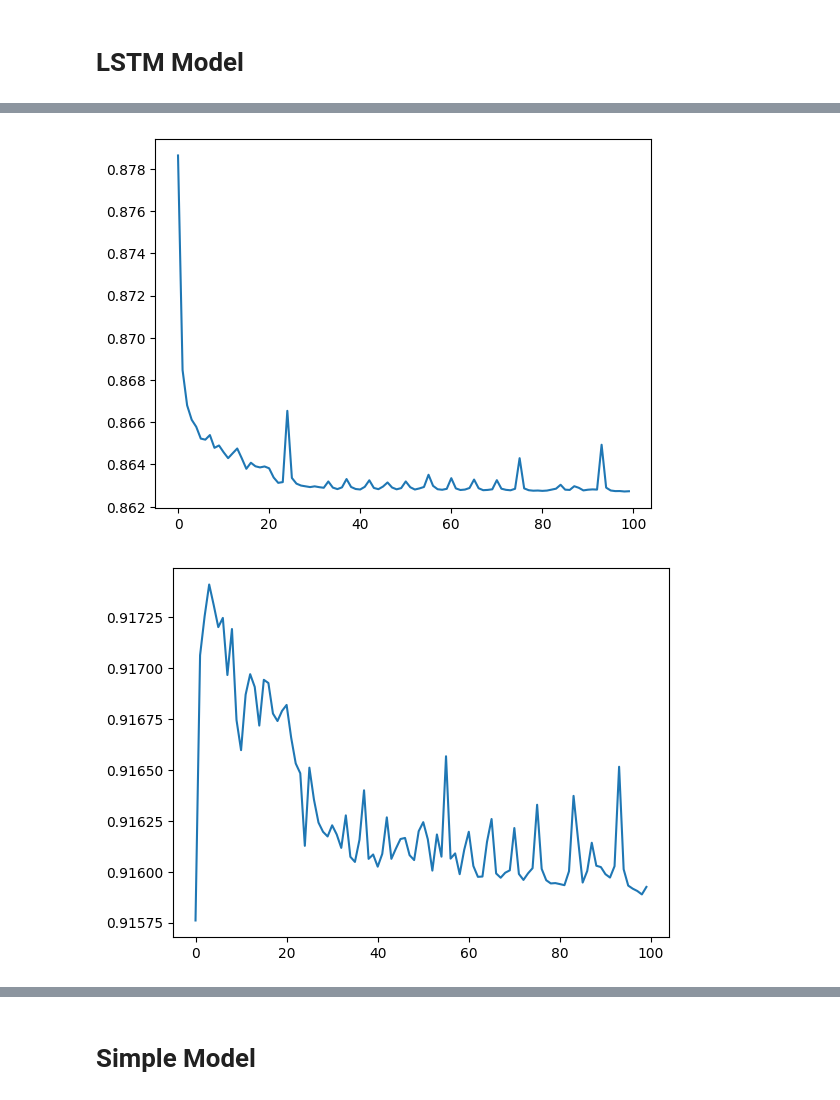
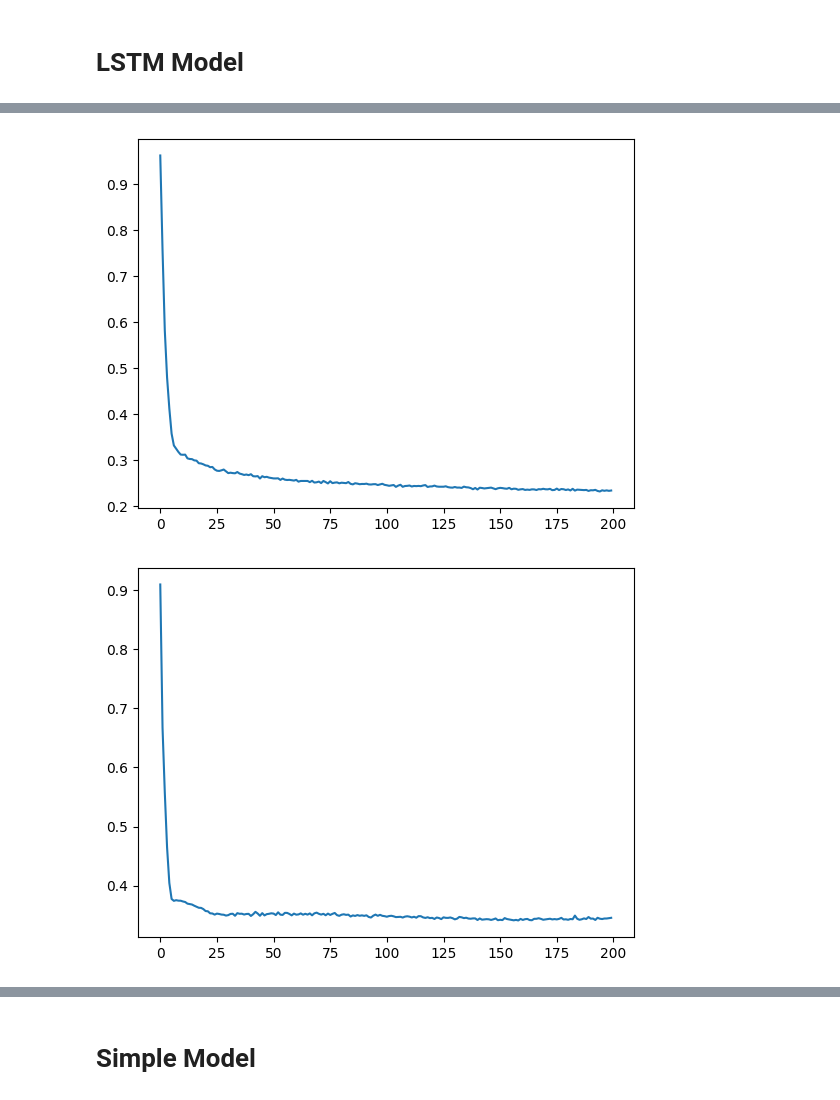
Before and after one commit to Thodorissio/basic-block-energy-prediction, a Jupyter notebook: playground/energy-prediction/energy_prediction.ipynb, the cells around one changed output, grey strips where cells are left out. Cells and saved outputs as stored; diff of their text form; code cells hidden in the pictures.

```diff
--- a/playground/energy-prediction/energy_prediction.ipynb
+++ b/playground/energy-prediction/energy_prediction.ipynb
@@ -143,3 +170,20 @@ LSTM_Regressor(
+# %%
+class EarlyStopper:
+    def __init__(self, patience: int = 15, min_delta: float = 1e-3):
+        self.patience = patience
+        self.min_delta = min_delta
+        self.counter = 0
+        self.min_validation_loss = np.inf
+
+    def early_stop(self, validation_loss: float):
+        if validation_loss < self.min_validation_loss:
+            self.min_validation_loss = validation_loss
+            self.counter = 0
+        elif validation_loss > (self.min_validation_loss + self.min_delta):
+            self.counter += 1
+            if self.counter >= self.patience:
+                return True
+        return False
 # %%
 EPOCHS = 100
 
@@ -216,0 +336,20 @@ Epoch: 100/100, MSE Train Loss: 0.86273, MSE Val Loss: 0.91593
+# %%
+data_loaders = get_data_dict(data_df=data_df, mean=False, batch_size=128)
+train_loader = data_loaders["train_loader"]
+val_loader = data_loaders["val_loader"]
+
+emb_size = next(iter(train_loader))[0].shape[-1]
+
+model = LSTM_Regressor(
+    emb_size=emb_size, hidden_size=18, num_layers=4
+)
+train_results = train_lstm_model(
+    model=model,
+    train_loader=train_loader,
+    val_loader=val_loader,
+    lr=1e-4,
+    epochs=200,
+    batch_size=128,
+    verbose=True,
+    early_stopping=True,
+)
@@ -217,12 +374,12 @@ Epoch: 100/100, MSE Train Loss: 0.86273, MSE Val Loss: 0.91593
 # %%
-plt.plot(train_losses)
+plt.plot(train_results["train_loss"])
 plt.show()
 # %% [output]
-[figure, old version]
+[figure, new version]
 # %%
-plt.plot(val_losses)
+plt.plot(train_results["val_loss"])
 plt.show()
 # %% [output]
-[figure, old version]
+[figure, new version]
 # %%
 preds = []
```
Also changed, not shown: parts of 21 cells of this notebook, 6 other files.
